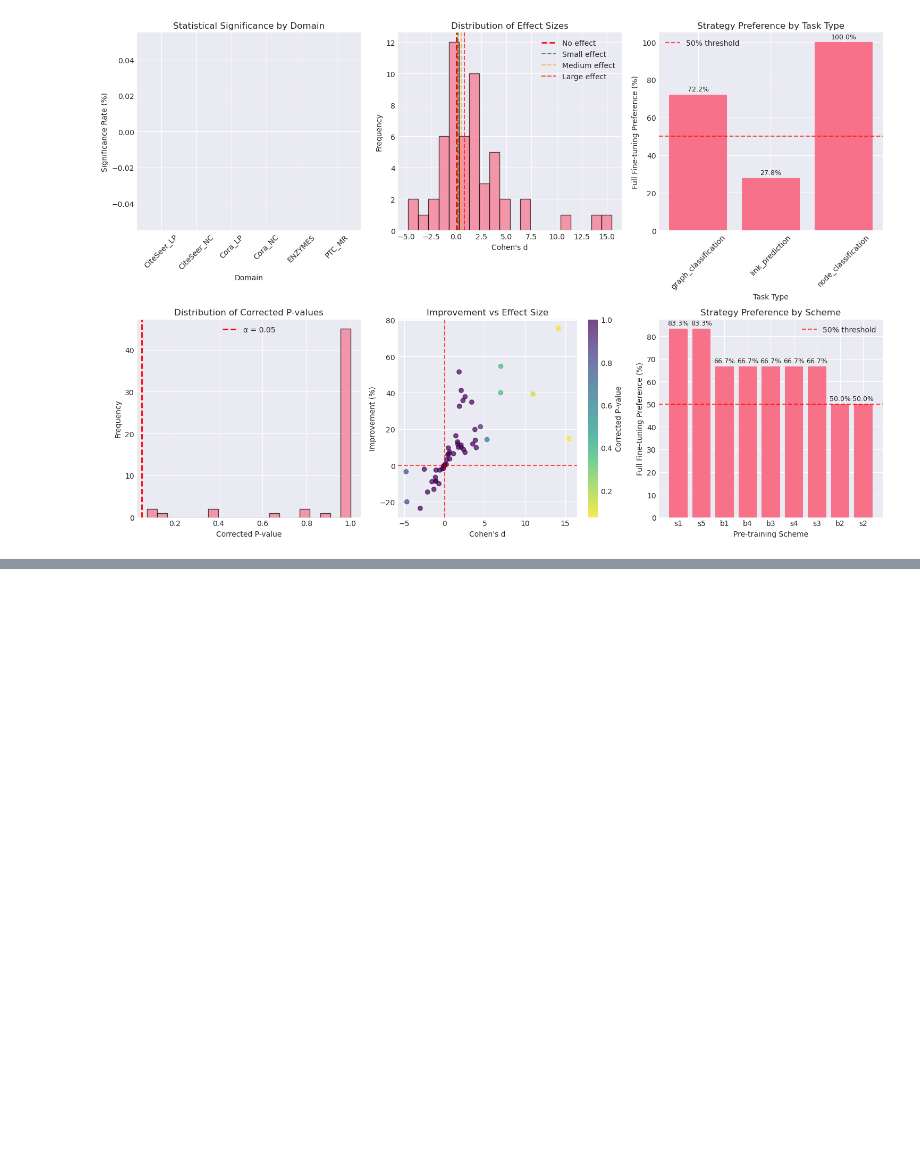
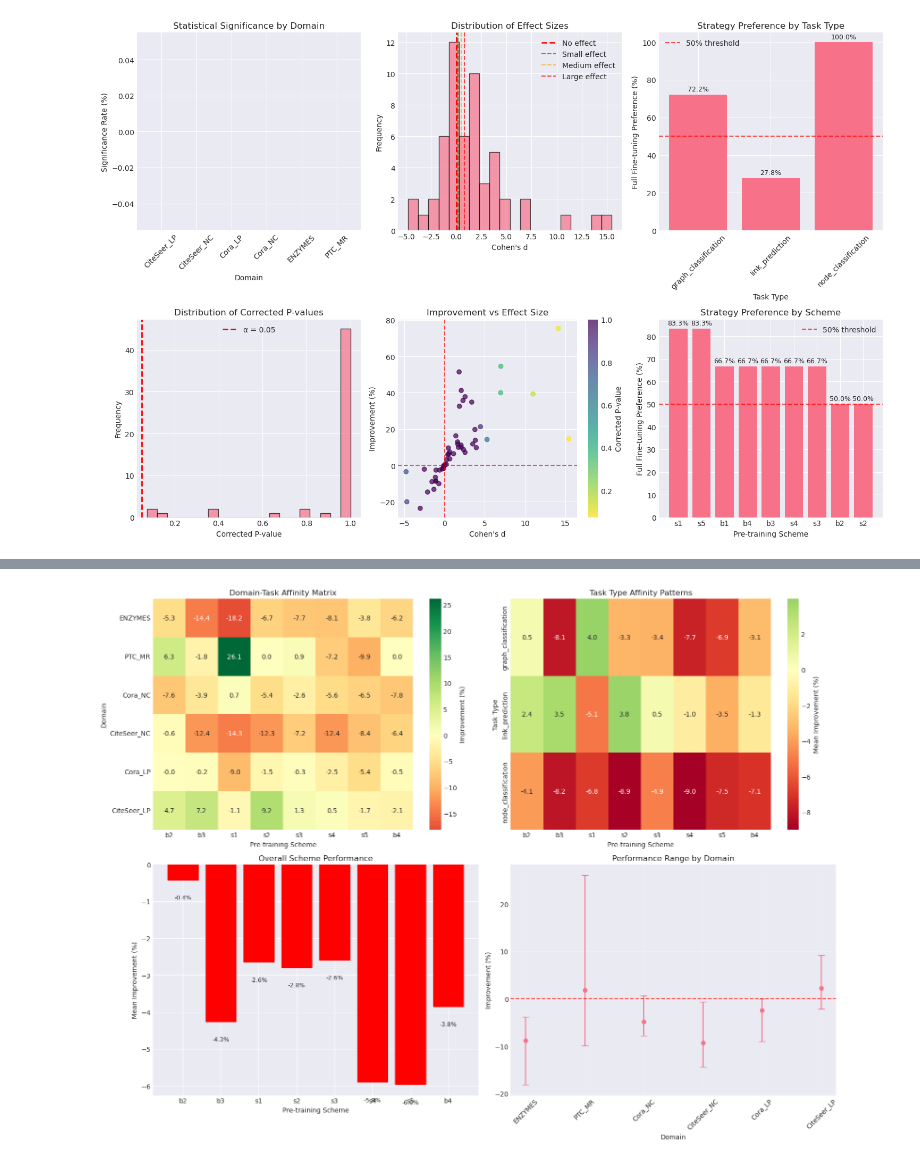
Before and after one commit to alonbebchuk/GNN-Pretraining, a Jupyter notebook: analysis/02_research_questions_exploration.ipynb, the cells around one changed output, grey strips where cells are left out. Drawn from its saved outputs; the diff is of its cells as text; code cells hidden in the pictures; blank space fills up the shorter version.

```diff
--- a/analysis/02_research_questions_exploration.ipynb
+++ b/analysis/02_research_questions_exploration.ipynb
@@ -1042,0 +1097,82 @@ Task Type Insights:
+# %%
+# RQ4.1: Domain-Task Affinity Matrix and Heatmap
+if affinity_matrix is not None:
+    print("="*60)
+    print("RQ4.1: DOMAIN-TASK AFFINITY MATRIX")
+    print("="*60)
+
+    # Display affinity matrix
+    print("\nDomain-Task Affinity Matrix (% improvement over baseline):")
+    schemes = [col for col in affinity_matrix.columns if col != 'task_type']
+    print(affinity_matrix[schemes].round(2))
+
+    # Best schemes per domain
+    print("\nBest Schemes per Domain:")
+    print(best_schemes_per_domain)
+
+    # Task type best schemes
+    print("\nBest Schemes per Task Type:")
+    print(task_type_best_schemes)
+
+    # Create comprehensive affinity visualization
+    plt.figure(figsize=(16, 12))
+
+    # 1. Main affinity heatmap
+    plt.subplot(2, 2, 1)
+    sns.heatmap(affinity_matrix[schemes], annot=True, fmt='.1f', cmap='RdYlGn', center=0,
+                cbar_kws={'label': 'Improvement (%)'},
+                xticklabels=schemes, yticklabels=affinity_matrix.index)
+    plt.title('Domain-Task Affinity Matrix')
+    plt.xlabel('Pre-training Scheme')
+    plt.ylabel('Domain')
+
+    # 2. Task type grouped heatmap
+    plt.subplot(2, 2, 2)
+    # Group by task type
+    task_grouped = affinity_matrix.groupby('task_type')[schemes].mean()
+    sns.heatmap(task_grouped, annot=True, fmt='.1f', cmap='RdYlGn', center=0,
+                cbar_kws={'label': 'Mean Improvement (%)'})
+    plt.title('Task Type Affinity Patterns')
+    plt.xlabel('Pre-training Scheme')
+    plt.ylabel('Task Type')
+
+    # 3. Scheme performance distribution
+    plt.subplot(2, 2, 3)
+    scheme_means = affinity_matrix[schemes].mean()
+    bars = plt.bar(range(len(scheme_means)), scheme_means.values)
+    plt.axhline(y=0, color='red', linestyle='--', alpha=0.7)
+    plt.xlabel('Pre-training Scheme')
+    plt.ylabel('Mean Improvement (%)')
+    plt.title('Overall Scheme Performance')
+    plt.xticks(range(len(scheme_means)), scheme_means.index)
+
+    # Color bars based on performance
+    for bar, val in zip(bars, scheme_means.values):
+        color = 'green' if val > 0 else 'red'
+        bar.set_color(color)
+        plt.text(bar.get_x() + bar.get_width()/2, val + (0.2 if val > 0 else -0.4),
+                f'{val:.1f}%', ha='center', va='bottom' if val > 0 else 'top', fontsize=9)
+
+    # 4. Domain performance range
+    plt.subplot(2, 2, 4)
+    domain_stats = affinity_matrix[schemes].agg(['min', 'max', 'mean'], axis=1)
+    x_pos = np.arange(len(domain_stats))
+
+    plt.errorbar(x_pos, domain_stats['mean'],
+                yerr=[domain_stats['mean'] - domain_stats['min'],
+                      domain_stats['max'] - domain_stats['mean']],
+                fmt='o', capsize=5)
+    plt.axhline(y=0, color='red', linestyle='--', alpha=0.7)
+    plt.xlabel('Domain')
+    plt.ylabel('Improvement (%)')
+    plt.title('Performance Range by Domain')
+    plt.xticks(x_pos, domain_stats.index, rotation=45)
+    plt.grid(True, alpha=0.3)
+
+    plt.tight_layout()
+    plt.savefig(FIGURES_DIR / 'rq4_affinity_heatmap.png', dpi=300, bbox_inches='tight')
+    plt.show()
+
+else:
+    print("Domain affinity matrix not available. Run RQ4 analysis first.")
+# %% [output]
@@ -1042,0 +1196 @@ Task Type Insights:
+[figure, added]
```
Also changed, not shown: parts of 5 cells of this notebook, 16 other files.
